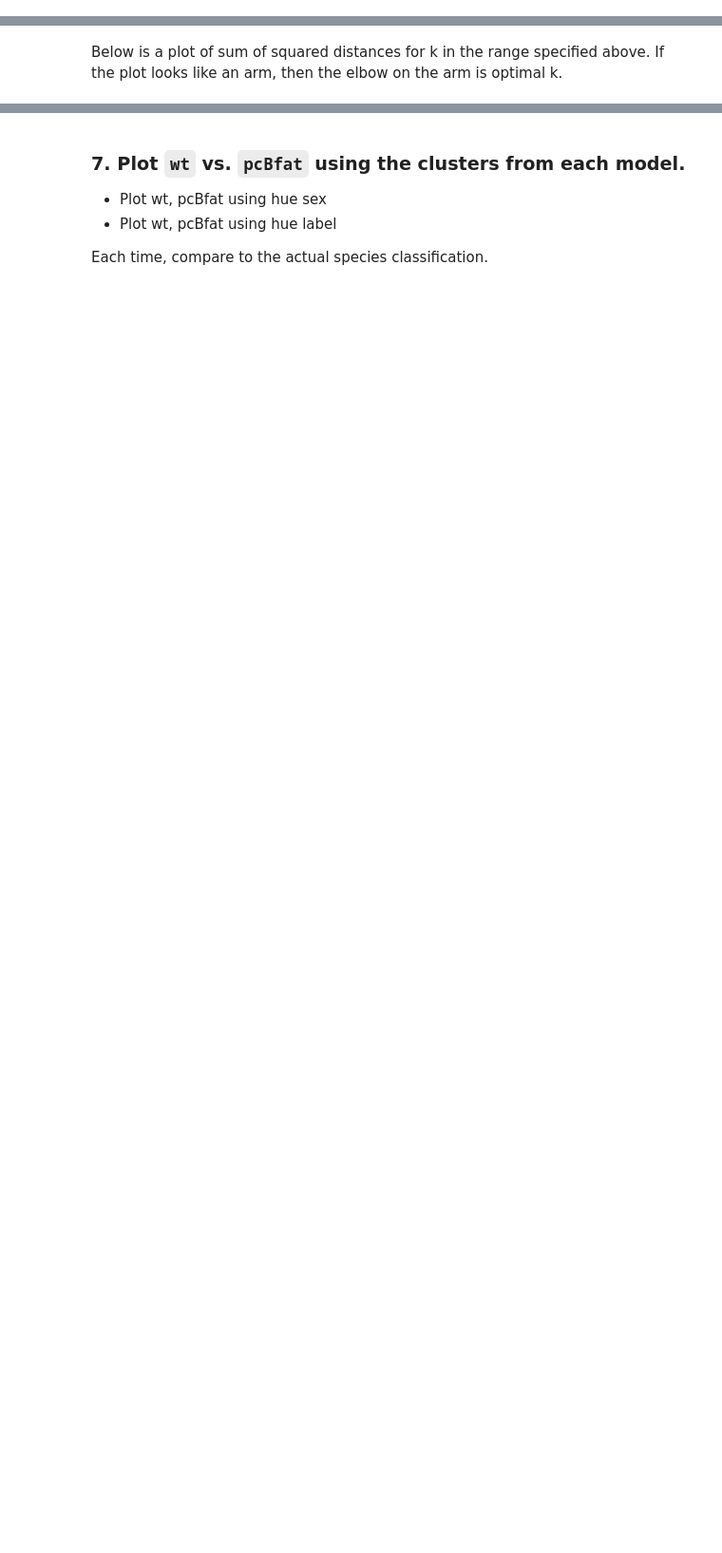
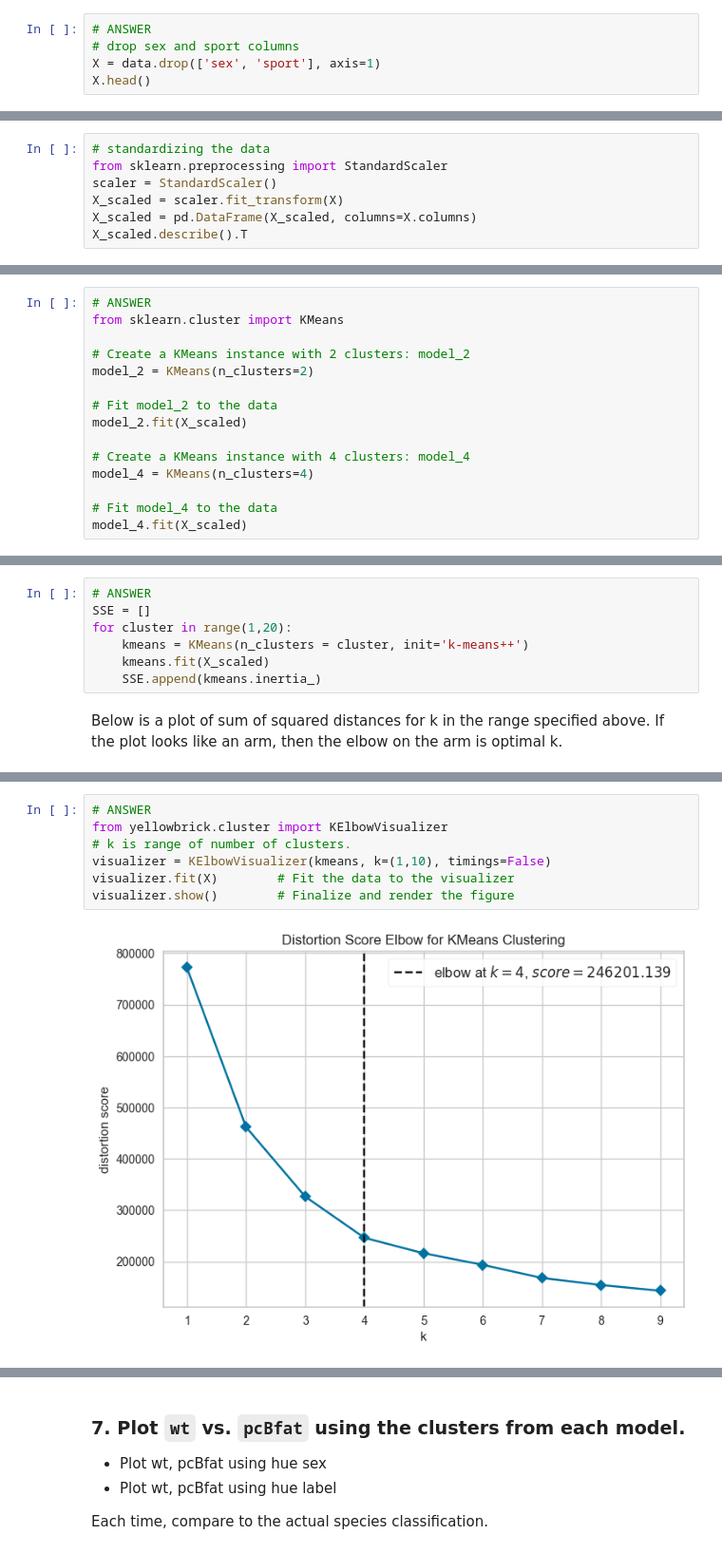
Before and after one commit to CDan07/IOD, a Jupyter notebook: Labs/Module 6/IOD_Lab-6_1_1.ipynb, the cells around one changed output, grey strips where cells are left out. Shown at 95% size. Saved outputs shown, nothing was run; the diff lists cells and outputs as text; blank space fills up the shorter version.

```diff
--- a/Labs/Module 6/IOD_Lab-6_1_1.ipynb
+++ b/Labs/Module 6/IOD_Lab-6_1_1.ipynb
@@ -99,0 +97,5 @@ data.head()
+# %%
+# ANSWER
+# drop sex and sport columns
+X = data.drop(['sex', 'sport'], axis=1)
+X.head()
@@ -99,0 +109,7 @@ data.head()
+# %%
+# standardizing the data
+from sklearn.preprocessing import StandardScaler
+scaler = StandardScaler()
+X_scaled = scaler.fit_transform(X)
+X_scaled = pd.DataFrame(X_scaled, columns=X.columns)
+X_scaled.describe().T
@@ -107,0 +135,15 @@ data.head()
+# %%
+# ANSWER
+from sklearn.cluster import KMeans
+
+# Create a KMeans instance with 2 clusters: model_2
+model_2 = KMeans(n_clusters=2)
+
+# Fit model_2 to the data
+model_2.fit(X_scaled)
+
+# Create a KMeans instance with 4 clusters: model_4
+model_4 = KMeans(n_clusters=4)
+
+# Fit model_4 to the data
+model_4.fit(X_scaled)
@@ -118,2 +162,9 @@ For each k value, we will initialise k-means and use the inertia attribute to id
+# %%
+# ANSWER
+SSE = []
+for cluster in range(1,20):
+    kmeans = KMeans(n_clusters = cluster, init='k-means++')
+    kmeans.fit(X_scaled)
+    SSE.append(kmeans.inertia_)
 # %% [markdown]
 Below is a plot of sum of squared distances for k in the range specified above. If the plot looks like an arm, then the elbow on the arm is optimal k.
@@ -121,0 +171,9 @@ Below is a plot of sum of squared distances for k in the range specified above.
+# %%
+# ANSWER
+from yellowbrick.cluster import KElbowVisualizer
+# k is range of number of clusters.
+visualizer = KElbowVisualizer(kmeans, k=(1,10), timings=False)
+visualizer.fit(X)        # Fit the data to the visualizer
+visualizer.show()        # Finalize and render the figure
+# %% [output]
+[figure, added]
```
Also changed, not shown: parts of 13 cells of this notebook.
